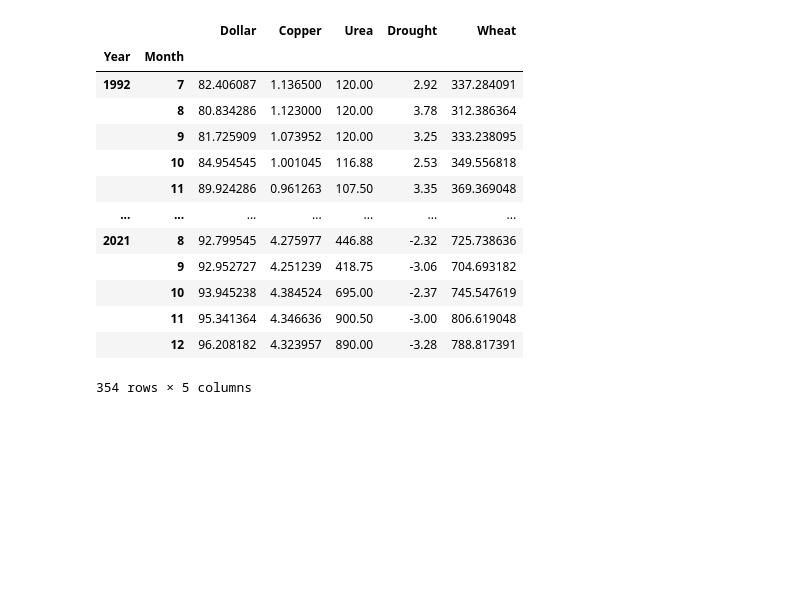
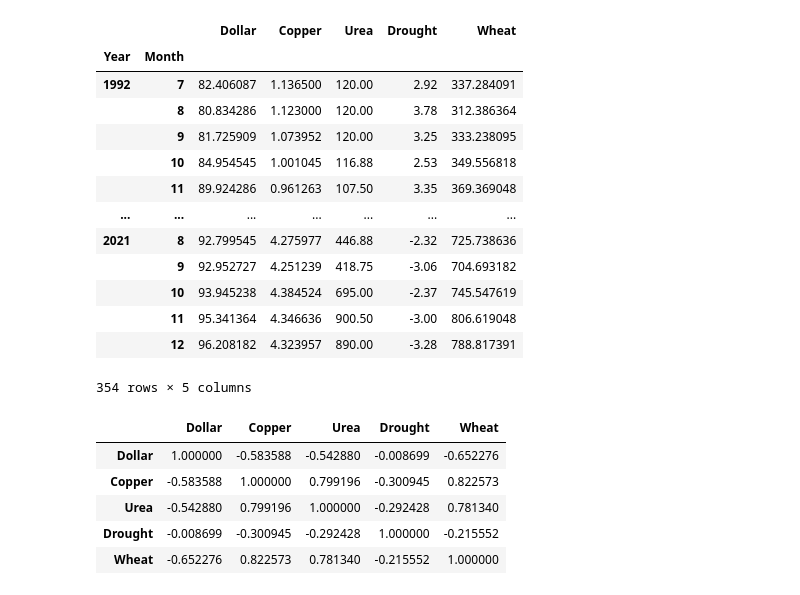
Before and after one commit to cyndercone2/Project_1, a Jupyter notebook: alec-nb.ipynb, the cells around one changed output. Cells and saved outputs as stored; diff of their text form; code cells hidden in the pictures; blank space fills up the shorter version.

```diff
--- a/alec-nb.ipynb
+++ b/alec-nb.ipynb
@@ -79,3 +79,14 @@ combined_df
 |  | 11 | 95.341364 | 4.346636 | 900.50 | -3.00 | 806.619048 |
 |  | 12 | 96.208182 | 4.323957 | 890.00 | -3.28 | 788.817391 |
 354 rows × 5 columns
+# %%
+# Create correlation matrix
+correlations_df = combined_df.corr()
+correlations_df
+# %% [output]
+|  | Dollar | Copper | Urea | Drought | Wheat |
+| Dollar | 1.000000 | -0.583588 | -0.542880 | -0.008699 | -0.652276 |
+| Copper | -0.583588 | 1.000000 | 0.799196 | -0.300945 | 0.822573 |
+| Urea | -0.542880 | 0.799196 | 1.000000 | -0.292428 | 0.781340 |
+| Drought | -0.008699 | -0.300945 | -0.292428 | 1.000000 | -0.215552 |
+| Wheat | -0.652276 | 0.822573 | 0.781340 | -0.215552 | 1.000000 |
```
Also changed, not shown: parts of 2 cells of this notebook.
